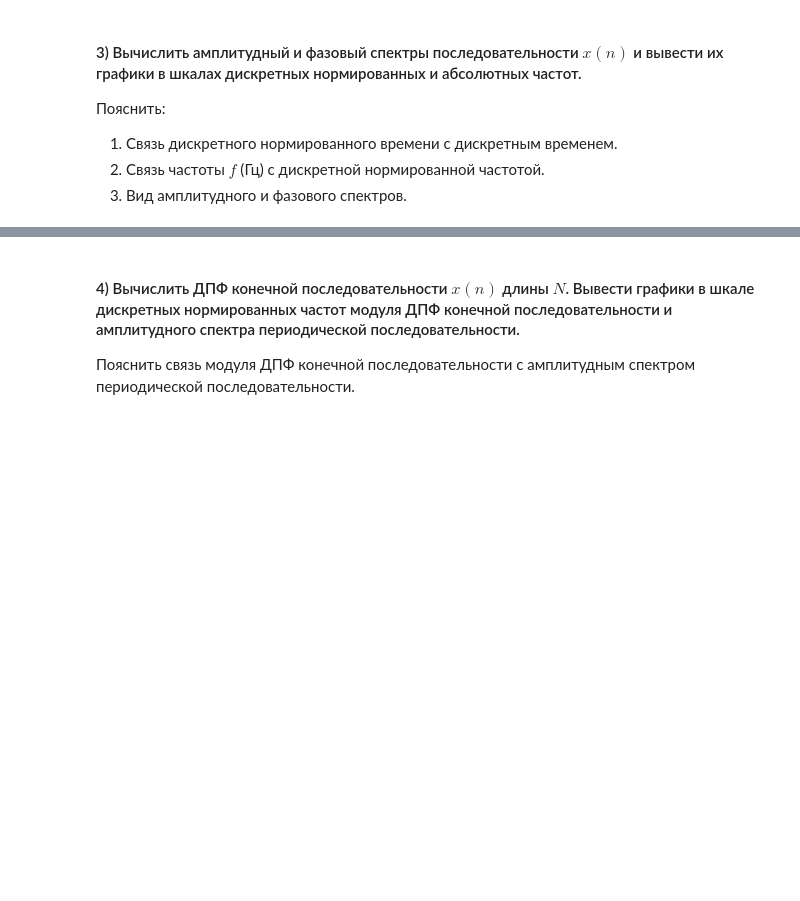
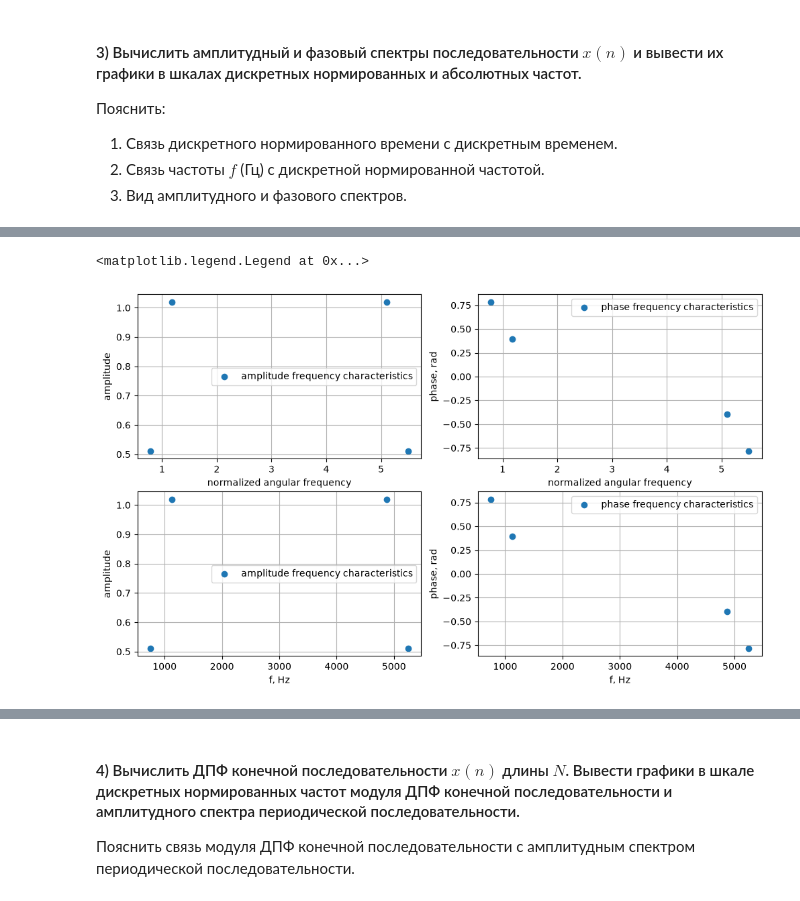
Before and after one commit to the-mvi/dsp-2026, a Jupyter notebook: 3384_Berlet_MV/task1.ipynb, the cells around one changed output, grey strips where cells are left out. Cells and saved outputs as stored; diff of their text form; code cells hidden in the pictures; blank space fills up the shorter version.

```diff
--- a/3384_Berlet_MV/task1.ipynb
+++ b/3384_Berlet_MV/task1.ipynb
@@ -374,0 +539,35 @@ ax[1].legend()
+# %%
+amp = np.abs(h) / seq_len
+phi = np.angle(h)
+
+mask = amp > 1e-8 * np.max(amp) # убираем маленькие числа, которые возникли из-за численных ошибок
+
+fig, ax = plt.subplots(2, 2, figsize=(12, 7))
+
+ax[0, 0].scatter(w[mask], amp[mask], label="amplitude frequency characteristics")
+ax[0, 0].grid(True)
+ax[0, 0].set_xlabel("normalized angular frequency")
+ax[0, 0].set_ylabel("amplitude")
+ax[0, 0].legend()
+
+ax[0, 1].scatter(w[mask], phi[mask], label="phase frequency characteristics")
+ax[0, 1].grid(True)
+ax[0, 1].set_xlabel("normalized angular frequency")
+ax[0, 1].set_ylabel("phase, rad")
+ax[0, 1].legend()
+
+freq_hz = w * f_discrete / (2 * np.pi)
+ax[1, 0].scatter(freq_hz[mask], amp[mask], label="amplitude frequency characteristics")
+ax[1, 0].grid(True)
+ax[1, 0].set_xlabel("f, Hz")
+ax[1, 0].set_ylabel("amplitude")
+ax[1, 0].legend()
+
+ax[1, 1].scatter(freq_hz[mask], phi[mask], label="phase frequency characteristics")
+ax[1, 1].set_xlabel("f, Hz")
+ax[1, 1].set_ylabel("phase, rad")
+ax[1, 1].grid(True)
+ax[1, 1].legend()
+# %% [output]
+<matplotlib.legend.Legend at 0x...>
+[figure, added]
```
Also changed, not shown: parts of 32 cells of this notebook.
